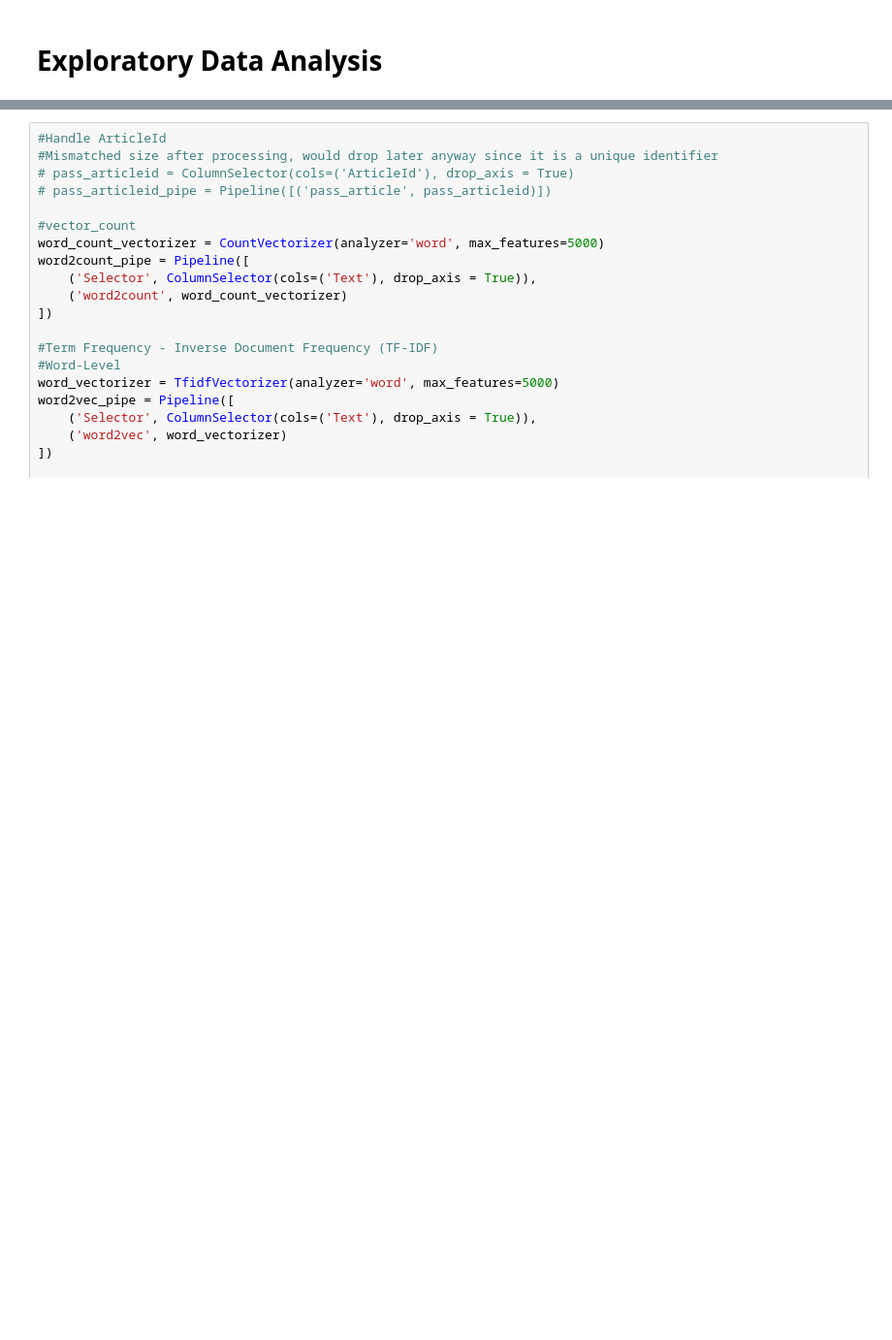
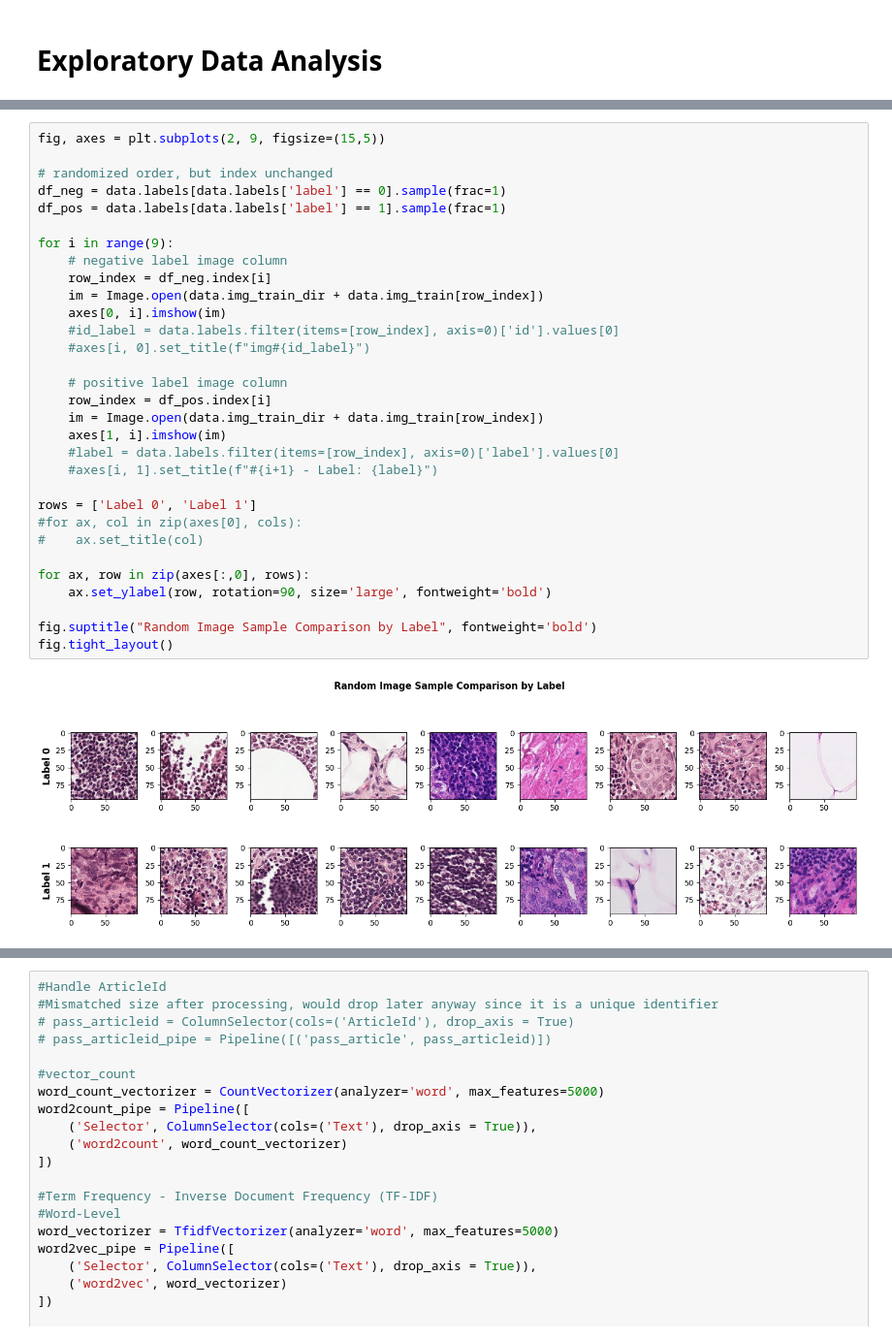
Before and after one commit to wahargis/DTSA-5511_CNN_Cancer_Detector, a Jupyter notebook: CNN_Cancer_Detection/DTSA-5511-CNN-Cancer-Detector.ipynb, the cells around one changed output, grey strips where cells are left out. Shown at 97% size. Cells and saved outputs as stored; diff of their text form; blank space fills up the shorter version.

```diff
--- a/CNN_Cancer_Detection/DTSA-5511-CNN-Cancer-Detector.ipynb
+++ b/CNN_Cancer_Detection/DTSA-5511-CNN-Cancer-Detector.ipynb
@@ -423,0 +221,33 @@ Text needs to be vectorized in order to be handled by most classification models
+# %%
+fig, axes = plt.subplots(2, 9, figsize=(15,5))
+
+# randomized order, but index unchanged
+df_neg = data.labels[data.labels['label'] == 0].sample(frac=1)
+df_pos = data.labels[data.labels['label'] == 1].sample(frac=1)
+
+for i in range(9):
+    # negative label image column
+    row_index = df_neg.index[i]
+    im = Image.open(data.img_train_dir + data.img_train[row_index])
+    axes[0, i].imshow(im)
+    #id_label = data.labels.filter(items=[row_index], axis=0)['id'].values[0]
+    #axes[i, 0].set_title(f"img#{id_label}")
+
+    # positive label image column
+    row_index = df_pos.index[i]
+    im = Image.open(data.img_train_dir + data.img_train[row_index])
+    axes[1, i].imshow(im)
+    #label = data.labels.filter(items=[row_index], axis=0)['label'].values[0]
+    #axes[i, 1].set_title(f"#{i+1} - Label: {label}")
+
+rows = ['Label 0', 'Label 1']
+#for ax, col in zip(axes[0], cols):
+#    ax.set_title(col)
+
+for ax, row in zip(axes[:,0], rows):
+    ax.set_ylabel(row, rotation=90, size='large', fontweight='bold')
+
+fig.suptitle("Random Image Sample Comparison by Label", fontweight='bold')
+fig.tight_layout()
+# %% [output]
+[figure, added]
```
Also changed, not shown: parts of 55 cells of this notebook.
